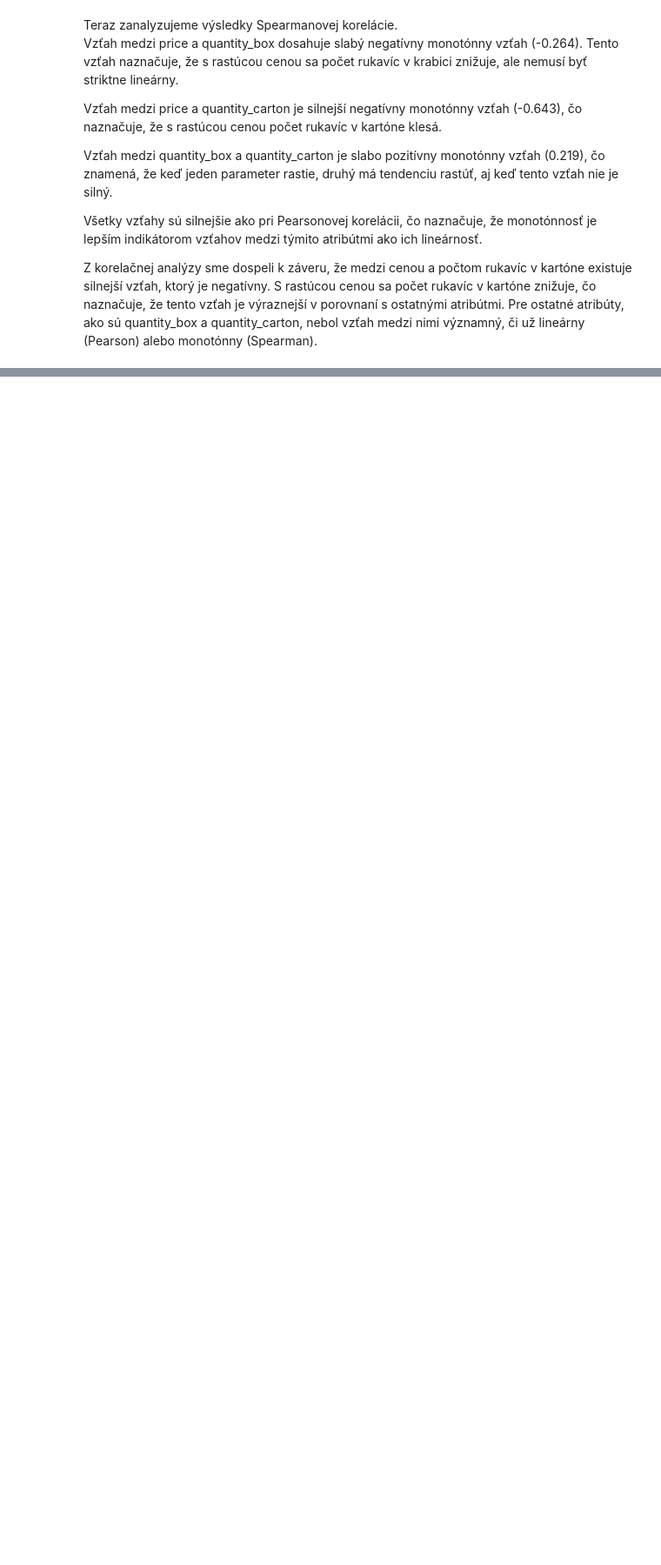
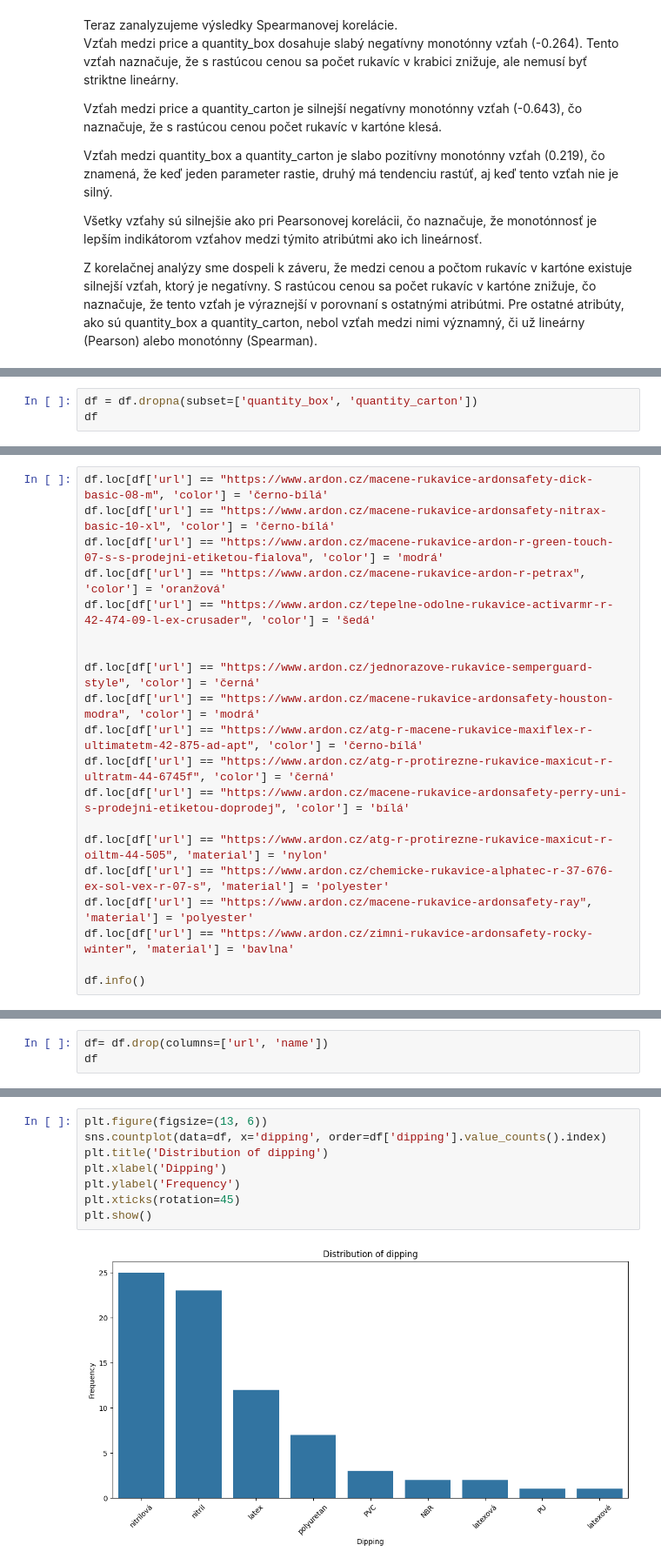
Before and after one commit to Adam-K2/upa-project, a Jupyter notebook: projekt_3/upa_3.ipynb, the cells around one changed output, grey strips where cells are left out. Shown at 87% size. Saved outputs shown, nothing was run; the diff lists cells and outputs as text; blank space fills up the shorter version.

```diff
--- a/projekt_3/upa_3.ipynb
+++ b/projekt_3/upa_3.ipynb
@@ -426,0 +440,3 @@ Z korelačnej analýzy sme dospeli k záveru, že medzi cenou a počtom rukavíc
+# %%
+df = df.dropna(subset=['quantity_box', 'quantity_carton'])
+df
@@ -426,0 +457,20 @@ Z korelačnej analýzy sme dospeli k záveru, že medzi cenou a počtom rukavíc
+# %%
+df.loc[df['url'] == "https://www.ardon.cz/macene-rukavice-ardonsafety-dick-basic-08-m", 'color'] = 'černo-bílá'
+df.loc[df['url'] == "https://www.ardon.cz/macene-rukavice-ardonsafety-nitrax-basic-10-xl", 'color'] = 'černo-bílá'
+df.loc[df['url'] == "https://www.ardon.cz/macene-rukavice-ardon-r-green-touch-07-s-s-prodejni-etiketou-fialova", 'color'] = 'modrá'
+df.loc[df['url'] == "https://www.ardon.cz/macene-rukavice-ardon-r-petrax", 'color'] = 'oranžová'
+df.loc[df['url'] == "https://www.ardon.cz/tepelne-odolne-rukavice-activarmr-r-42-474-09-l-ex-crusader", 'color'] = 'šedá'
+
+
+df.loc[df['url'] == "https://www.ardon.cz/jednorazove-rukavice-semperguard-style", 'color'] = 'černá'
+df.loc[df['url'] == "https://www.ardon.cz/macene-rukavice-ardonsafety-houston-modra", 'color'] = 'modrá'
+df.loc[df['url'] == "https://www.ardon.cz/atg-r-macene-rukavice-maxiflex-r-ultimatetm-42-875-ad-apt", 'color'] = 'černo-bílá'
+df.loc[df['url'] == "https://www.ardon.cz/atg-r-protirezne-rukavice-maxicut-r-ultratm-44-6745f", 'color'] = 'černá'
+df.loc[df['url'] == "https://www.ardon.cz/macene-rukavice-ardonsafety-perry-uni-s-prodejni-etiketou-doprodej", 'color'] = 'bílá'
+
+df.loc[df['url'] == "https://www.ardon.cz/atg-r-protirezne-rukavice-maxicut-r-oiltm-44-505", 'material'] = 'nylon'
+df.loc[df['url'] == "https://www.ardon.cz/chemicke-rukavice-alphatec-r-37-676-ex-sol-vex-r-07-s", 'material'] = 'polyester'
+df.loc[df['url'] == "https://www.ardon.cz/macene-rukavice-ardonsafety-ray", 'material'] = 'polyester'
+df.loc[df['url'] == "https://www.ardon.cz/zimni-rukavice-ardonsafety-rocky-winter", 'material'] = 'bavlna'
+
+df.info()
@@ -426,0 +497,3 @@ Z korelačnej analýzy sme dospeli k záveru, že medzi cenou a počtom rukavíc
+# %%
+df= df.drop(columns=['url', 'name'])
+df
@@ -426,0 +517,10 @@ Z korelačnej analýzy sme dospeli k záveru, že medzi cenou a počtom rukavíc
+# %%
+plt.figure(figsize=(13, 6))
+sns.countplot(data=df, x='dipping', order=df['dipping'].value_counts().index)
+plt.title('Distribution of dipping')
+plt.xlabel('Dipping')
+plt.ylabel('Frequency')
+plt.xticks(rotation=45)
+plt.show()
+# %% [output]
+[figure, added]
```
Also changed, not shown: parts of 19 cells of this notebook.
